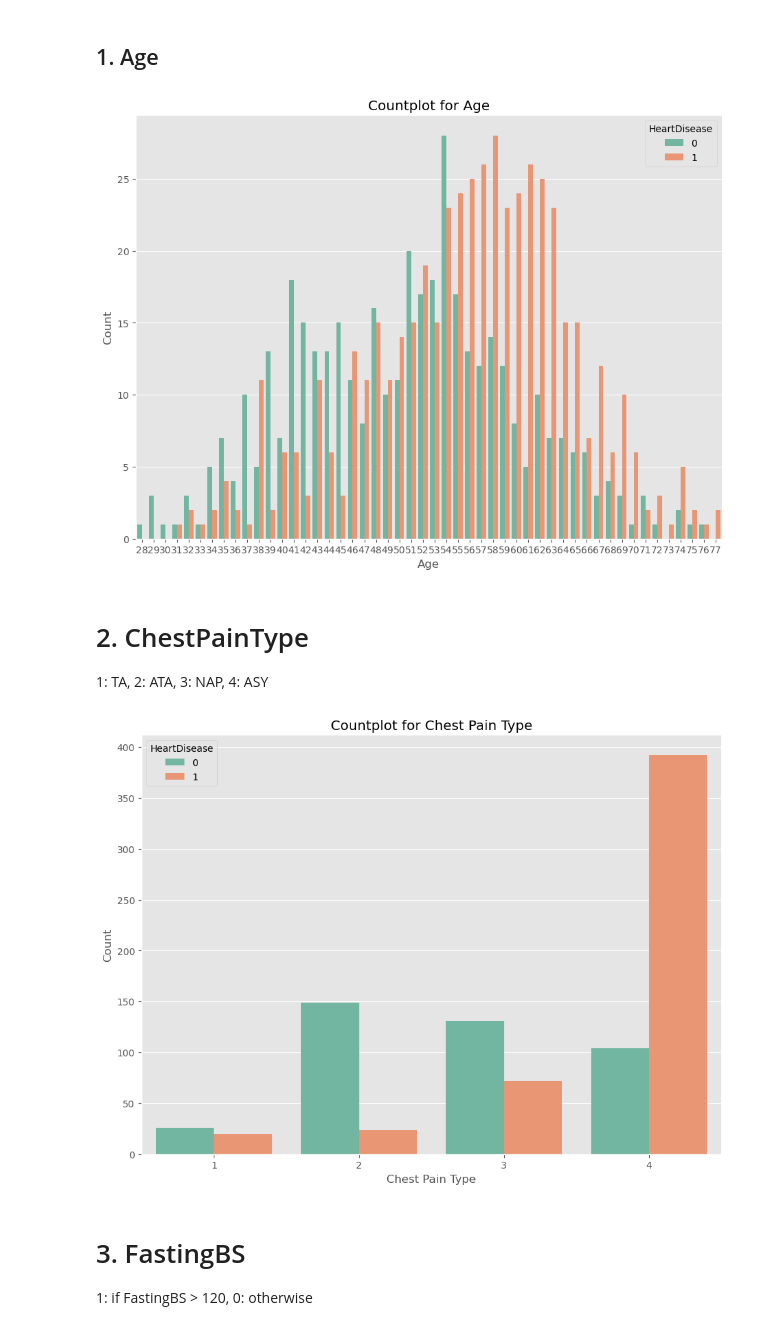
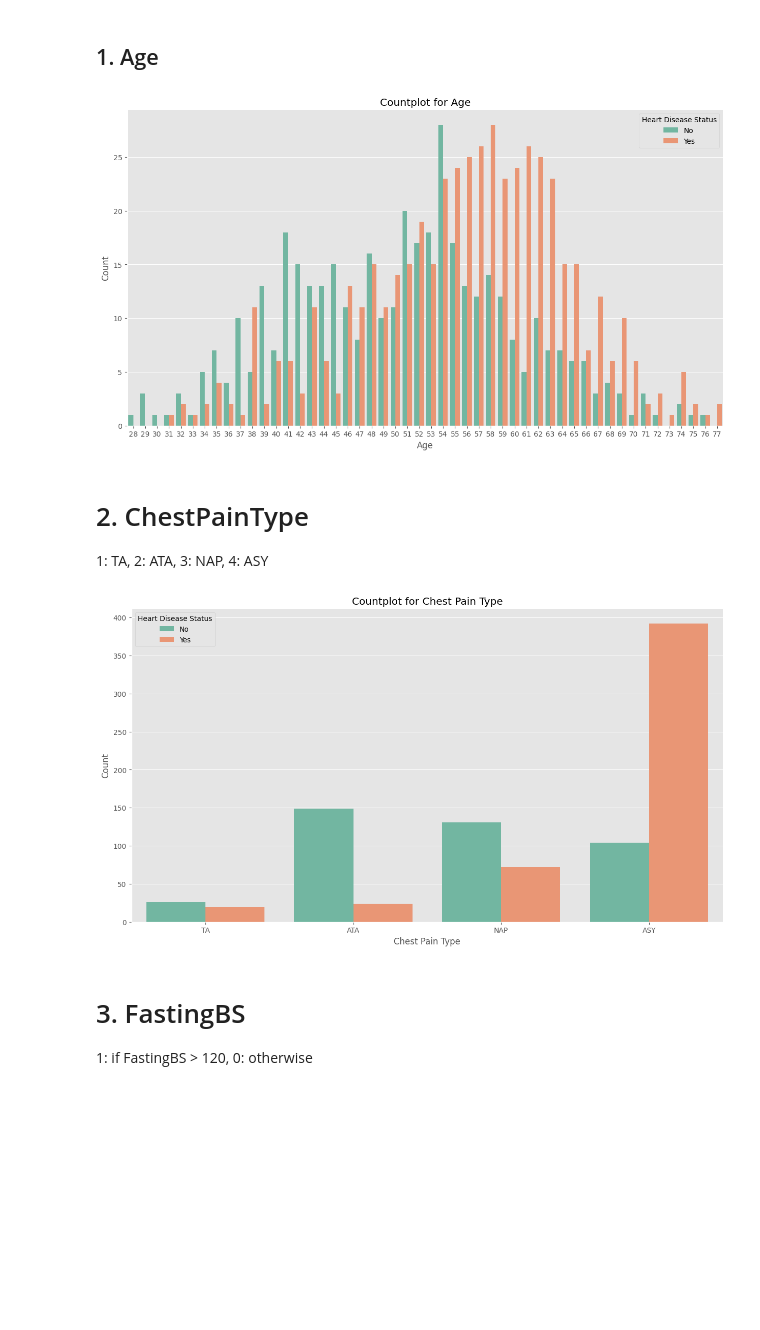
Before and after one commit to HongxuTeoh/AI_Assignment, a Jupyter notebook: wong.ipynb, the cells around one changed output. Cells and saved outputs as stored; diff of their text form; code cells hidden in the pictures; blank space fills up the shorter version.

```diff
--- a/wong.ipynb
+++ b/wong.ipynb
@@ -83,20 +83,11 @@ memory usage: 86.2+ KB
 None
 # %%
 
-data['Sex'] = data['Sex'].replace(to_replace='M', value=1)
-data['Sex'] = data['Sex'].replace(to_replace='F', value=2)
-data['ChestPainType'] = data['ChestPainType'].replace(to_replace='TA', value=1)
-data['ChestPainType'] = data['ChestPainType'].replace(to_replace='ATA', value=2)
-data['ChestPainType'] = data['ChestPainType'].replace(to_replace='NAP', value=3)
-data['ChestPainType'] = data['ChestPainType'].replace(to_replace='ASY', value=4)
-data['RestingECG'] = data['ChestPainType'].replace(to_replace='Normal', value=1)
-data['RestingECG'] = data['ChestPainType'].replace(to_replace='ST', value=2)
-data['RestingECG'] = data['ChestPainType'].replace(to_replace='LVH', value=3)
-data['ExerciseAngina'] = data['ExerciseAngina'].replace(to_replace='Y', value=1)
-data['ExerciseAngina'] = data['ExerciseAngina'].replace(to_replace='N', value=2)
-data['ST_Slope'] = data['ST_Slope'].replace(to_replace='Up', value=1)
-data['ST_Slope'] = data['ST_Slope'].replace(to_replace='Flat', value=2)
-data['ST_Slope'] = data['ST_Slope'].replace(to_replace='Down', value=3)
+data['Sex'] = data['Sex'].map({'M':1, 'F':2})
+data['ChestPainType'] = data['ChestPainType'].map({'TA':1, 'ATA':2, 'NAP':3, 'ASY':4})
+data['RestingECG'] = data['RestingECG'].map({'Normal':1, 'ST':2, 'LVH':3})
+data['ExerciseAngina'] = data['ExerciseAngina'].map({'Y':1, 'N':2})
+data['ST_Slope'] = data['ST_Slope'].map({'Up':1, 'Flat':2, 'Down':3})
 
 data
 # %% [output]
@@ -201,21 +191,23 @@ Index(['Age', 'Sex', 'ChestPainType', 'RestingBP', 'Cholesterol', 'FastingBS',
 from matplotlib import rcParams
 
 # set larger figure size (enlarge)
-rcParams['figure.figsize'] = 11, 8
+rcParams['figure.figsize'] = 15, 8
 # %% [markdown]
 ## 1. Age
 # %%
 
 sns.countplot(data = data, x='Age', hue='HeartDisease', palette='Set2')
 
 plt.title('Countplot for Age')
 plt.xlabel('Age')
 plt.ylabel('Count')
+plt.legend(title='Heart Disease Status', labels=['No', 'Yes'])
+
 sns.despine()
 
 plt.show()
 # %% [output]
-[figure, old version]
+[figure, new version]
 # %% [markdown]
 # 2. ChestPainType
 1: TA, 2: ATA, 3: NAP, 4: ASY
@@ -226,11 +218,15 @@ sns.countplot(data = data, x='ChestPainType', hue='HeartDisease', palette='Set2'
 plt.title('Countplot for Chest Pain Type')
 plt.xlabel('Chest Pain Type')
 plt.ylabel('Count')
+
+plt.xticks(['1', '2', '3', '4'], ['TA', 'ATA', 'NAP', 'ASY'])
+plt.legend(title='Heart Disease Status', labels=['No', 'Yes'])
+
 sns.despine()
 
 plt.show()
 # %% [output]
-[figure, old version]
+[figure, new version]
 # %% [markdown]
 # 3. FastingBS
 1: if FastingBS > 120, 0: otherwise
```
Also changed, not shown: parts of 22 cells of this notebook.
